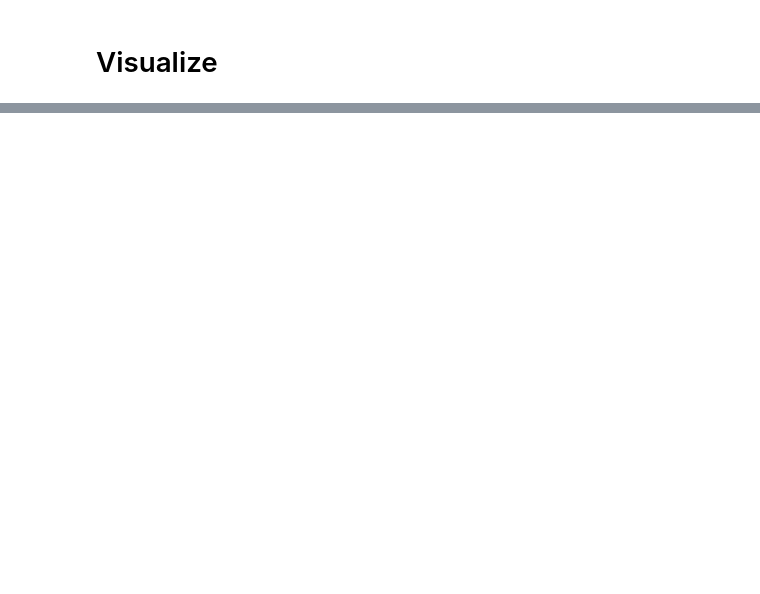
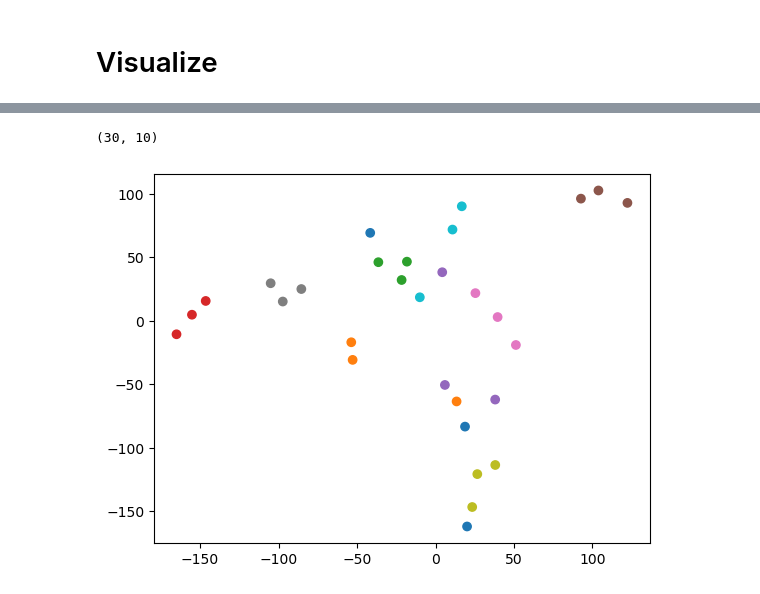
Before and after one commit to qkhanh711/NanoClassification, a Jupyter notebook: NANO.ipynb, the cells around one changed output, grey strips where cells are left out. Saved outputs shown, nothing was run; the diff lists cells and outputs as text; code cells hidden in the pictures; blank space fills up the shorter version.

```diff
--- a/NANO.ipynb
+++ b/NANO.ipynb
@@ -567,0 +568,23 @@ plt.show()
+# %%
+print(X_train.shape)
+# %% [output]
+(30, 10)
+# %%
+import pandas as pd
+import numpy as np
+import matplotlib.pyplot as plt
+from sklearn.preprocessing import StandardScaler
+from sklearn.manifold import TSNE
+from matplotlib.cm import get_cmap
+
+tsne = TSNE(perplexity=4, random_state=0)
+tsne_results = tsne.fit_transform(X_train)
+
+tsne_results=pd.DataFrame(tsne_results, columns=['tsne1', 'tsne2'])
+
+cmap = get_cmap('tab10')
+
+plt.scatter(tsne_results['tsne1'], tsne_results['tsne2'], c=y_train, cmap=cmap)
+plt.show()
+# %% [output]
+[figure, added]
```
Also changed, not shown: parts of 11 cells of this notebook, 3 other files.
